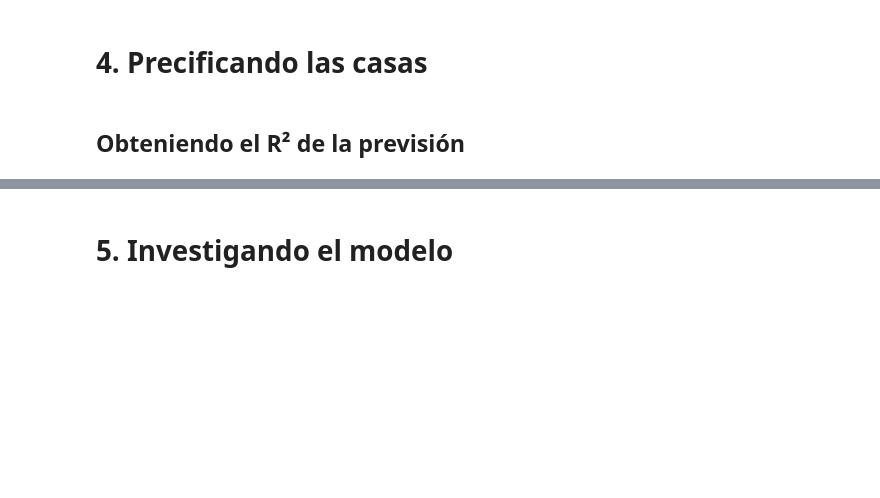
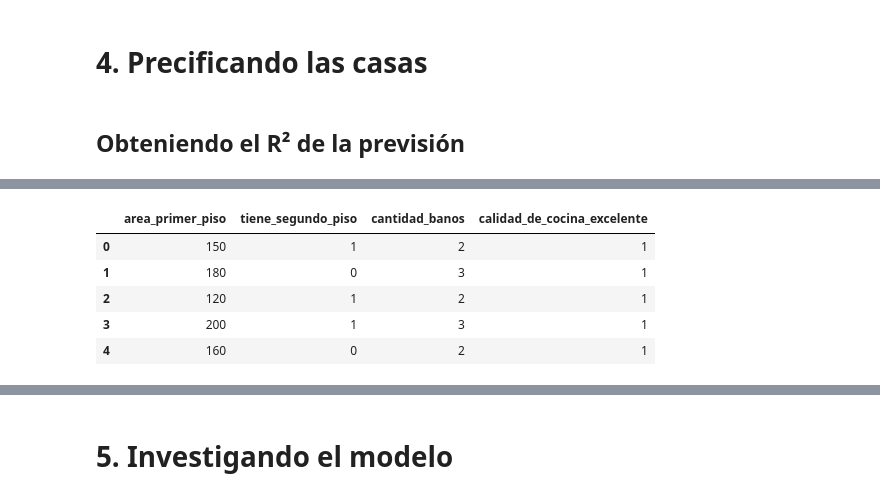
Before and after one commit to Nataliahfk/estadistica_python, a Jupyter notebook: precios_de_inmuebles_regresion_lineal.ipynb, the cells around one changed output, grey strips where cells are left out. Drawn from its saved outputs; the diff is of its cells as text; code cells hidden in the pictures; blank space fills up the shorter version.

```diff
--- a/precios_de_inmuebles_regresion_lineal.ipynb
+++ b/precios_de_inmuebles_regresion_lineal.ipynb
@@ -537,2 +607,13 @@ Cuál es el modelo?
+# %%
+# el DF tiene 2 indices, por lo que hay que eliminar columna casa
+nuevas_casas.drop(columns='Casa', inplace=True)
+nuevas_casas.head(5)
+# %% [output]
+|  | area_primer_piso | tiene_segundo_piso | cantidad_banos | calidad_de_cocina_excelente |
+| 0 | 150 | 1 | 2 | 1 |
+| 1 | 180 | 0 | 3 | 1 |
+| 2 | 120 | 1 | 2 | 1 |
+| 3 | 200 | 1 | 3 | 1 |
+| 4 | 160 | 0 | 2 | 1 |
 # %%
 # Añadiendo una constante
```
Also changed, not shown: parts of 23 cells of this notebook.
